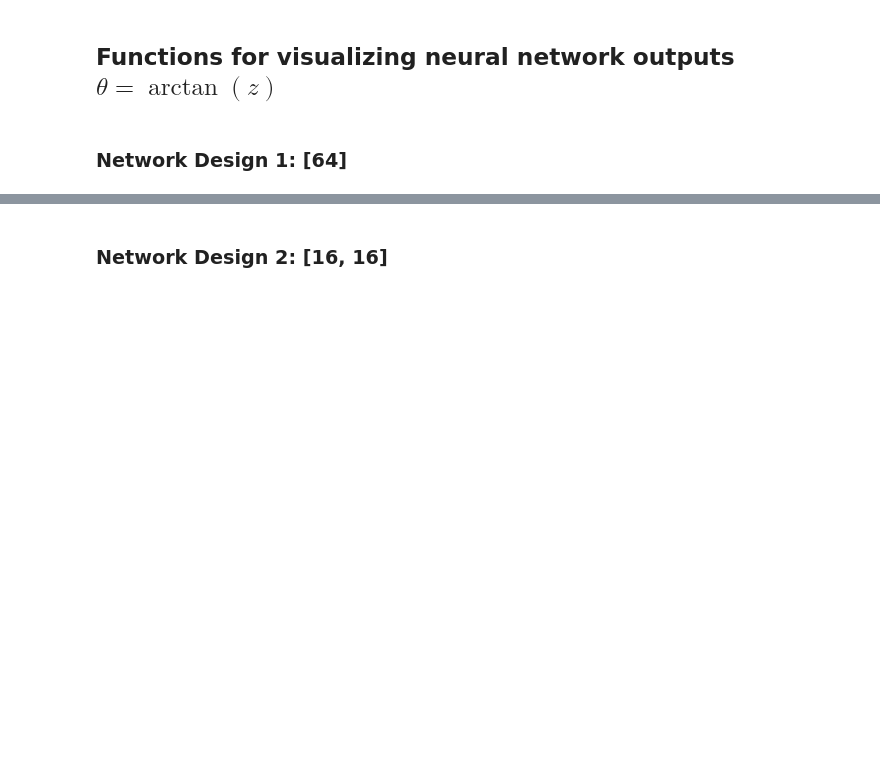
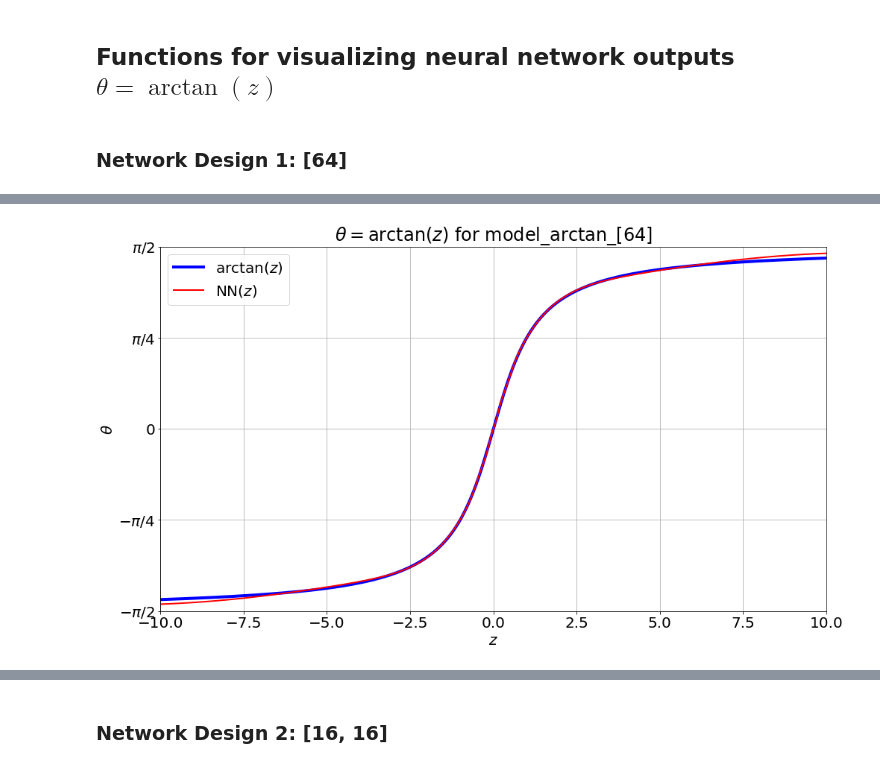
Before and after one commit to memanuel/IACS-n-body, a Jupyter notebook: src/polar-coord-tan.ipynb, the cells around one changed output, grey strips where cells are left out. Cells and saved outputs as stored; diff of their text form; code cells hidden in the pictures; blank space fills up the shorter version.

Commit message:
first version of arctan with 1/(1+z2) transform working

```diff
--- a/src/polar-coord-tan.ipynb
+++ b/src/polar-coord-tan.ipynb
@@ -272,7 +310,7 @@ fig, ax = plot_error_tan(model_tan_64, theta)
 model_tan_16_16 = make_model_pow(func_name='tan',
                               input_name='theta',
                               output_name='z',
-                              powers=[1,3,5,7],
+                              powers=[1,3,5,7,9,11,13],
                               skip_layers=True,
                               hidden_sizes=[16, 16])
 # %%
@@ -282,7 +340,8 @@ model_tan_16_16.summary()
 # %% [markdown]
 **Load the network and its loss history if available; otherwise train it**
 # %%
-loss=keras.losses.MeanSquaredError()
+# loss=keras.losses.MeanSquaredLogarithmicError()
+loss=keras.losses.MeanAbsolutePercentageError()
 optimizer=keras.optimizers.Adam(learning_rate=1.0E-3)
 
 try:
@@ -328,7 +398,7 @@ def plot_pred_arctan(model, z):
     # ax.set_xticks(np.linspace(-1.0, 1.0, 9))
     ax.set_ylim(-np.pi/2.0, np.pi/2.0)
     ax.set_yticks(np.linspace(-np.pi/2.0, np.pi/2.0, 5))
-    ax.set_yticklabels(['-np.pi/2', '-np.pi/4', '0', '$\pi/4$', '$\pi/2$'])
+    ax.set_yticklabels(['$-\pi/2$', '$-\pi/4$', '$0$', '$\pi/4$', '$\pi/2$'])
     ax.plot(z, theta, color='blue', label='$\\arctan(z)$', linewidth=4.0)
     ax.plot(z, theta_pred, color='red', label='NN$(z)$', linewidth=2.0)
     ax.grid()
@@ -364,2 +484,6 @@ model_arctan_64 = make_model_pow(func_name='arctan',
+# %%
+model_arctan_64 = make_model_arctan(
+    hidden_sizes=[64],
+    skip_layers=True)
 # %%
 keras.utils.plot_model(model_arctan_64)
@@ -392,3 +555,5 @@ fig, ax = plot_loss_hist(hist_arctan_64, 'arctan: [64]')
 # %%
-fig, ax = plot_pred_arctan(model_arctan_64, x)
+fig, ax = plot_pred_arctan(model_arctan_64, z)
+# %% [output]
+[figure, added]
 # %%
```
Also changed, not shown: parts of 35 cells of this notebook, 2 other files.
